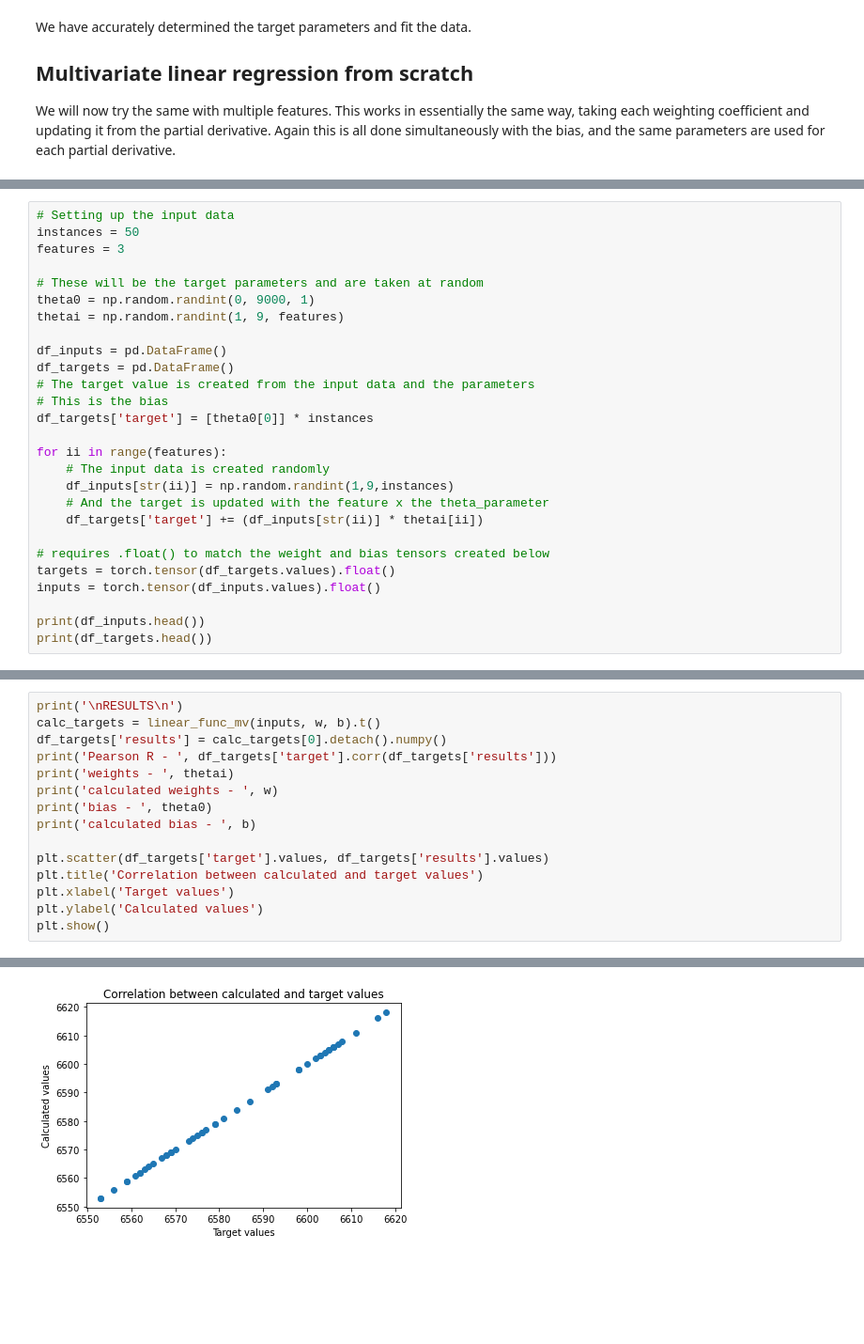
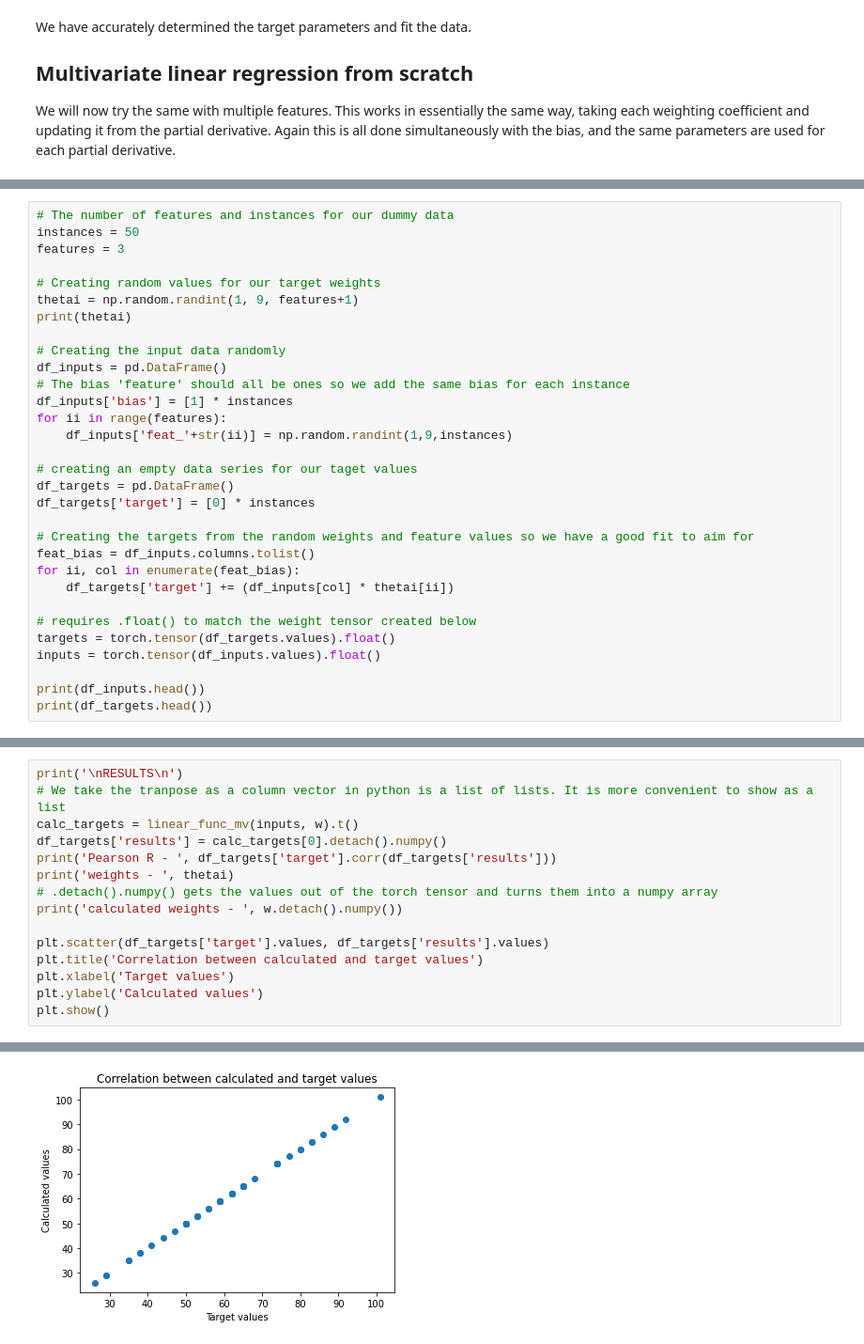
Before and after one commit to foxfoxfox7/Learning-machine-learning, a Jupyter notebook: linear_regression/Linear_regression_from_scratch.ipynb, the cells around one changed output, grey strips where cells are left out. Shown at 94% size. Drawn from its saved outputs; the diff is of its cells as text; blank space fills up the shorter version.

Commit message:
added linear regression from scratch

```diff
--- a/linear_regression/Linear_regression_from_scratch.ipynb
+++ b/linear_regression/Linear_regression_from_scratch.ipynb
@@ -168,25 +188,29 @@ We can calculate this as a simple matrix operation
 # %%
-# Setting up the input data
+# The number of features and instances for our dummy data
 instances = 50
 features = 3
 
-# These will be the target parameters and are taken at random
-theta0 = np.random.randint(0, 9000, 1)
-thetai = np.random.randint(1, 9, features)
+# Creating random values for our target weights
+thetai = np.random.randint(1, 9, features+1)
+print(thetai)
 
+# Creating the input data randomly
 df_inputs = pd.DataFrame()
+# The bias 'feature' should all be ones so we add the same bias for each instance
+df_inputs['bias'] = [1] * instances
+for ii in range(features):
+    df_inputs['feat_'+str(ii)] = np.random.randint(1,9,instances)
+
+# creating an empty data series for our taget values
 df_targets = pd.DataFrame()
-# The target value is created from the input data and the parameters
-# This is the bias
-df_targets['target'] = [theta0[0]] * instances
+df_targets['target'] = [0] * instances
 
-for ii in range(features):
-    # The input data is created randomly
-    df_inputs[str(ii)] = np.random.randint(1,9,instances)
-    # And the target is updated with the feature x the theta_parameter
-    df_targets['target'] += (df_inputs[str(ii)] * thetai[ii])
+# Creating the targets from the random weights and feature values so we have a good fit to aim for
+feat_bias = df_inputs.columns.tolist()
+for ii, col in enumerate(feat_bias):
+    df_targets['target'] += (df_inputs[col] * thetai[ii])
 
-# requires .float() to match the weight and bias tensors created below
+# requires .float() to match the weight tensor created below
 targets = torch.tensor(df_targets.values).float()
 inputs = torch.tensor(df_inputs.values).float()
 
@@ -255,12 +284,12 @@ final cost -  tensor(1.2988, grad_fn=<MulBackward0>)
 # %%
 print('\nRESULTS\n')
-calc_targets = linear_func_mv(inputs, w, b).t()
+# We take the tranpose as a column vector in python is a list of lists. It is more convenient to show as a list
+calc_targets = linear_func_mv(inputs, w).t()
 df_targets['results'] = calc_targets[0].detach().numpy()
 print('Pearson R - ', df_targets['target'].corr(df_targets['results']))
 print('weights - ', thetai)
-print('calculated weights - ', w)
-print('bias - ', theta0)
-print('calculated bias - ', b)
+# .detach().numpy() gets the values out of the torch tensor and turns them into a numpy array
+print('calculated weights - ', w.detach().numpy())
 
 plt.scatter(df_targets['target'].values, df_targets['results'].values)
 plt.title('Correlation between calculated and target values')
@@ -278 +305 @@ calculated bias -  tensor([6533.8882], requires_grad=True)
-[figure, old version]
+[figure, new version]
```
Also changed, not shown: parts of 12 cells of this notebook, 34 other files.
